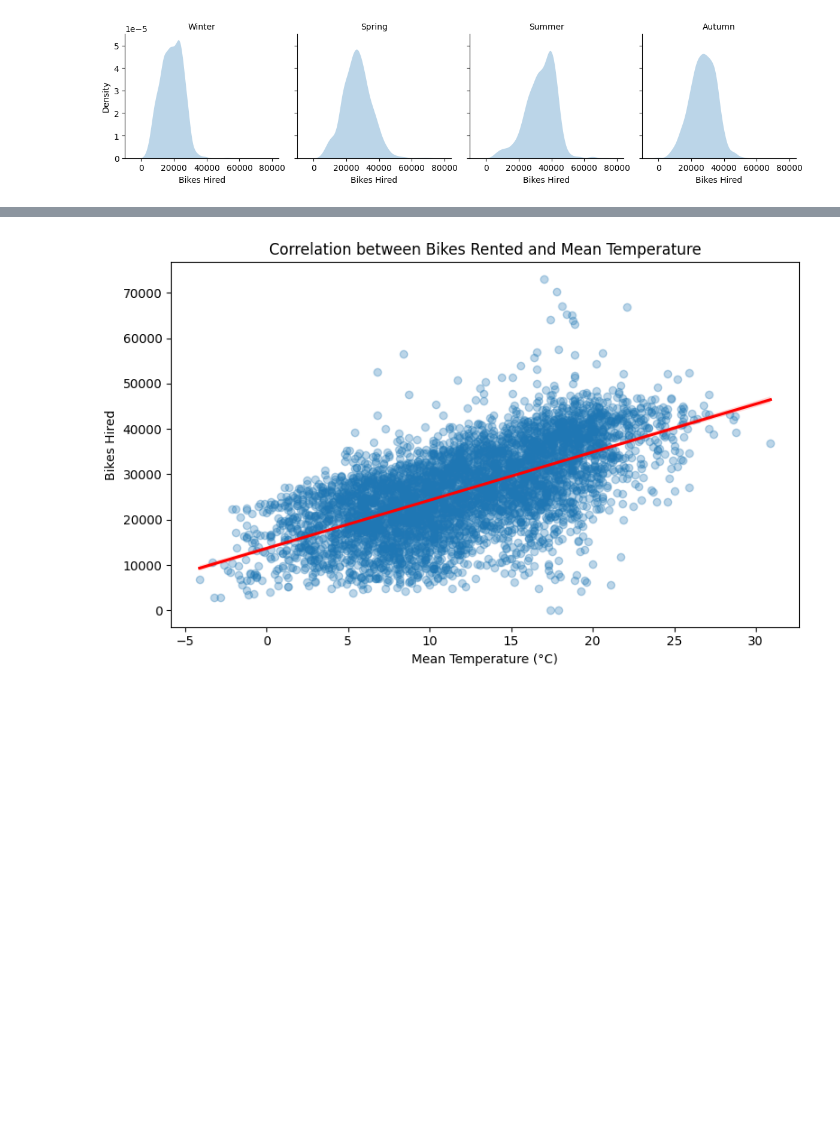
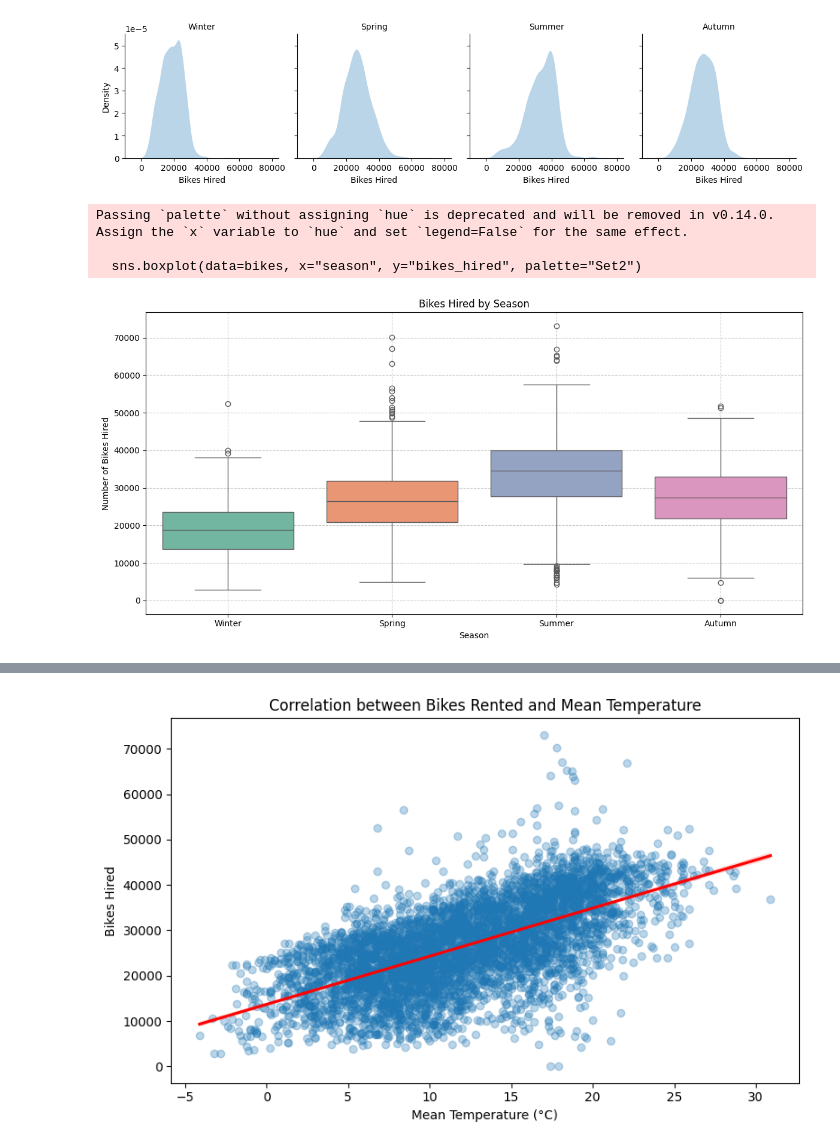
Before and after one commit to jonahpaige/Jonah_repository, a Jupyter notebook: Data/Session 3 Solutions-20250918/Group_Project.ipynb, the cells around one changed output, grey strips where cells are left out. Saved outputs shown, nothing was run; the diff lists cells and outputs as text; code cells hidden in the pictures; blank space fills up the shorter version.

```diff
--- a/Data/Session 3 Solutions-20250918/Group_Project.ipynb
+++ b/Data/Session 3 Solutions-20250918/Group_Project.ipynb
@@ -124,0 +123,35 @@ bikes.dropna() # drop rows with any missing values (default)
+# %%
+# Convert to datetime first
+bikes['date'] = pd.to_datetime(bikes['date'])
+
+# extract components
+bikes["year"] = bikes["date"].dt.year
+bikes["month"] = bikes["date"].dt.month
+bikes["month_name"] = bikes["date"].dt.month_name()   # month label
+bikes["day"] = bikes["date"].dt.day
+bikes["day_of_week"] = bikes["date"].dt.day_name()     # weekday label
+bikes['date'] = bikes['date'].dt.date
+
+
+# create season_name based on numeric rules
+bikes["season"] = np.select(
+    [
+        (bikes["month"].isin([12, 1, 2])),   # Winter: Dec, Jan, Feb
+        (bikes["month"].isin([3, 4, 5])),    # Spring: Mar, Apr, May
+        (bikes["month"].isin([6, 7, 8])),    # Summer: Jun, Jul, Aug
+        (bikes["month"].isin([9, 10, 11]))   # Autumn: Sep, Oct, Nov
+    ],
+    ["Winter", "Spring", "Summer", "Autumn"],
+    default="Unknown"
+)
+
+# convert to ordered categorical, like fct_relevel in R
+season_order = ["Winter", "Spring", "Summer", "Autumn"]
+bikes["season"] = pd.Categorical(
+    bikes["season"],
+    categories=season_order,
+    ordered=True
+)
+
+bikes.drop('wday', axis=1, inplace=True)
+bikes.head()
@@ -199,3 +230,18 @@ plt.tight_layout()
 plt.show()
 # %% [output]
 [figure]
+# %%
+# Explore how rentals vary by season and month.
+plt.figure(figsize=(12, 6))
+sns.boxplot(data=bikes, x="season", y="bikes_hired", palette="Set2")
+plt.title("Bikes Hired by Season")
+plt.xlabel("Season")
+plt.ylabel("Number of Bikes Hired")
+plt.grid(linestyle='--', alpha=0.7)
+plt.tight_layout()
+plt.show()
+# %% [output]
+Passing `palette` without assigning `hue` is deprecated and will be removed in v0.14.0. Assign the `x` variable to `hue` and set `legend=False` for the same effect.
+
+  sns.boxplot(data=bikes, x="season", y="bikes_hired", palette="Set2")
+[figure, added]
```
Also changed, not shown: parts of 22 cells of this notebook.
